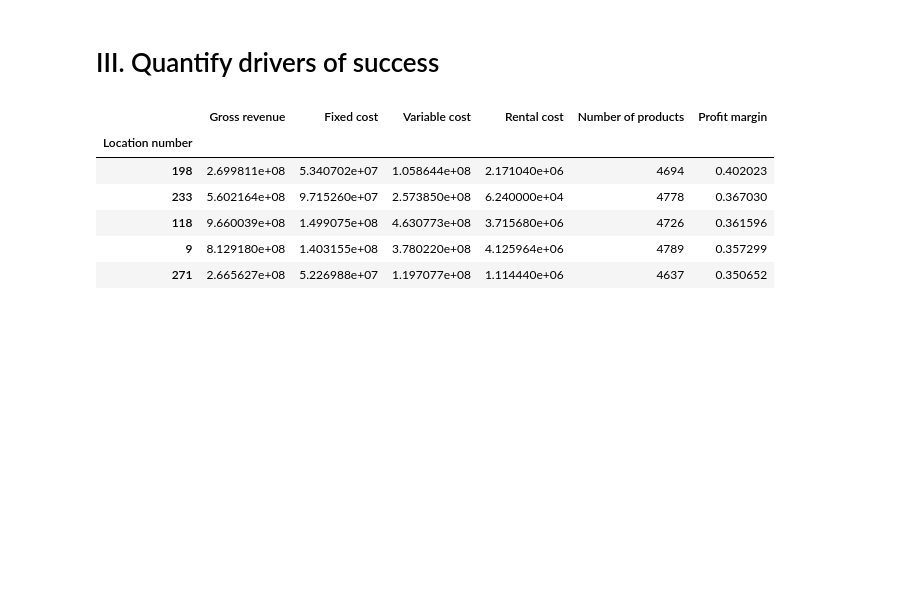
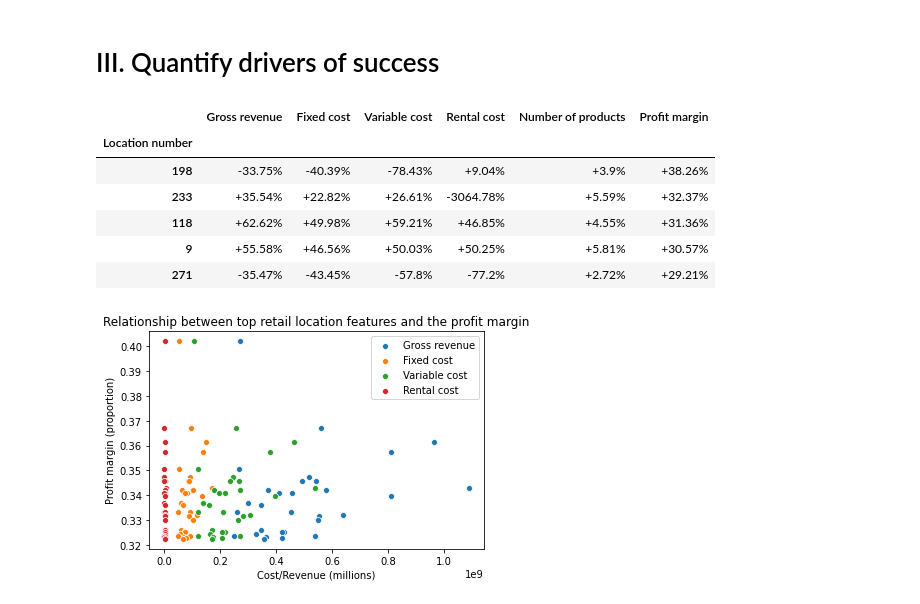
Before and after one commit to saahilshangle/ds-retail-analysis, a Jupyter notebook: Performance Analysis.ipynb, the cells around one changed output. Saved outputs shown, nothing was run; the diff lists cells and outputs as text; code cells hidden in the pictures; blank space fills up the shorter version.

```diff
--- a/Performance Analysis.ipynb
+++ b/Performance Analysis.ipynb
@@ -142,17 +141,37 @@ retail_loc_rent.head()
 | 5 | 1.890016e+08 | 4.475050e+07 | 1.037553e+08 | 8.940000e+05 | 4533 | 0.209531 |
 # %% [markdown]
 # III. Quantify drivers of success
-# %%
-# Identify locations with the highest profit margins
-retail_top = retail_loc_rent.sort_values(by='Profit margin', ascending=False).head(5)
-
-# Compare top location features to averages
-retail_top
-# %% [output]
-|  | Gross revenue | Fixed cost | Variable cost | Rental cost | Number of products | Profit margin |
-| Location number |  |  |  |  |  |  |
-| 198 | 2.699811e+08 | 5.340702e+07 | 1.058644e+08 | 2.171040e+06 | 4694 | 0.402023 |
-| 233 | 5.602164e+08 | 9.715260e+07 | 2.573850e+08 | 6.240000e+04 | 4778 | 0.367030 |
-| 118 | 9.660039e+08 | 1.499075e+08 | 4.630773e+08 | 3.715680e+06 | 4726 | 0.361596 |
-| 9 | 8.129180e+08 | 1.403155e+08 | 3.780220e+08 | 4.125964e+06 | 4789 | 0.357299 |
-| 271 | 2.665627e+08 | 5.226988e+07 | 1.197077e+08 | 1.114440e+06 | 4637 | 0.350652 |
+# %%
+# Identify locations with the highest profit margins
+retail_top = retail_loc_rent.sort_values(by='Profit margin', ascending=False).head(30)
+
+# Visualize correlation between features and profit margin
+feature_list = ['Gross revenue', 'Fixed cost', 'Variable cost', 'Rental cost']
+for i in feature_list:
+    sns.scatterplot(x=retail_top[i], y=retail_top['Profit margin'])
+plt.title("Relationship between top retail location features and the profit margin")
+plt.ylabel("Profit margin (proportion)")
+plt.xlabel("Cost/Revenue (millions)")
+plt.legend(labels=feature_list)
+
+# Compare top retail location features to averages
+feature_list.extend(['Number of products', 'Profit margin'])
+for i in feature_list:
+    output = []
+    for x in retail_top[i]:
+        if x > np.average(retail_loc_rent[i]):
+            output.append('+' + (((x - np.average(retail_loc_rent[i])) / x)*100).round(2).astype(str) + '%')
+        else:
+            output.append((((x - np.average(retail_loc_rent[i])) / x)*100).round(2).astype(str) + '%')
+    retail_top[i] = output
+
+retail_top.head()
+# %% [output]
+|  | Gross revenue | Fixed cost | Variable cost | Rental cost | Number of products | Profit margin |
+| Location number |  |  |  |  |  |  |
+| 198 | -33.75% | -40.39% | -78.43% | +9.04% | +3.9% | +38.26% |
+| 233 | +35.54% | +22.82% | +26.61% | -3064.78% | +5.59% | +32.37% |
+| 118 | +62.62% | +49.98% | +59.21% | +46.85% | +4.55% | +31.36% |
+| 9 | +55.58% | +46.56% | +50.03% | +50.25% | +5.81% | +30.57% |
+| 271 | -35.47% | -43.45% | -57.8% | -77.2% | +2.72% | +29.21% |
+[figure, added]
```
Also changed, not shown: parts of 4 cells of this notebook.
